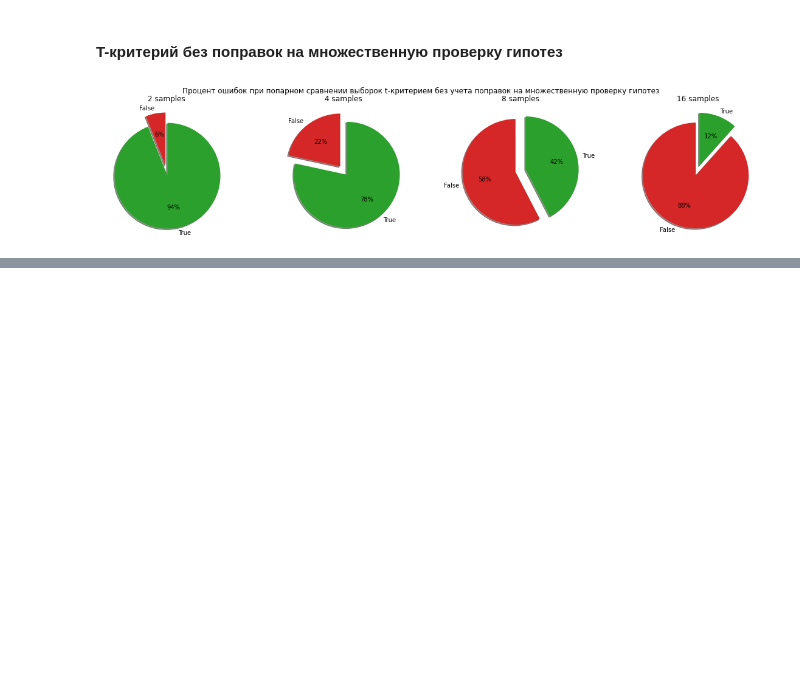
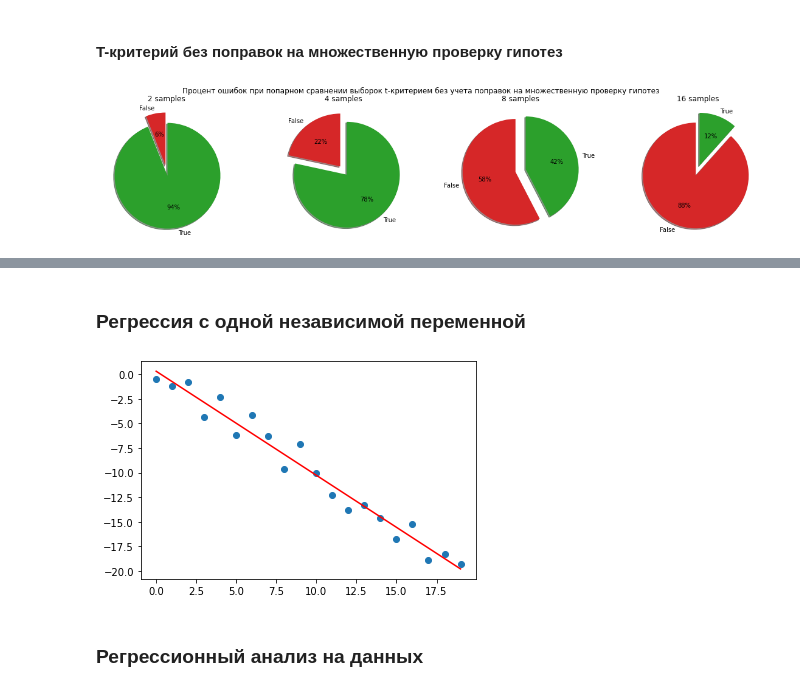
Before and after one commit to AndrewSalygin/data_analysis_practice, a Jupyter notebook: Data analysis practice.ipynb, the cells around one changed output, grey strips where cells are left out. Cells and saved outputs as stored; diff of their text form; code cells hidden in the pictures; blank space fills up the shorter version.

```diff
--- a/Data analysis practice.ipynb
+++ b/Data analysis practice.ipynb
@@ -551,0 +559,15 @@ cor3: -0.57
+# %% [markdown]
+### Регрессия с одной независимой переменной
+# %%
+# Метод наименьших квадратов
+b1 = y1.std()/x.std()*cor(x, y1)
+b0 = y1.mean() - b1*x.mean()
+f = lambda x: b0 + b1*x
+y = f(x)
+plt.scatter(x, y1)
+plt.plot(x, y, color='r')
+plt.show()
+# %% [output]
+[figure, added]
+# %% [markdown]
+### Регрессионный анализ на данных
```
Also changed, not shown: parts of 14 cells of this notebook, 2 other files.
